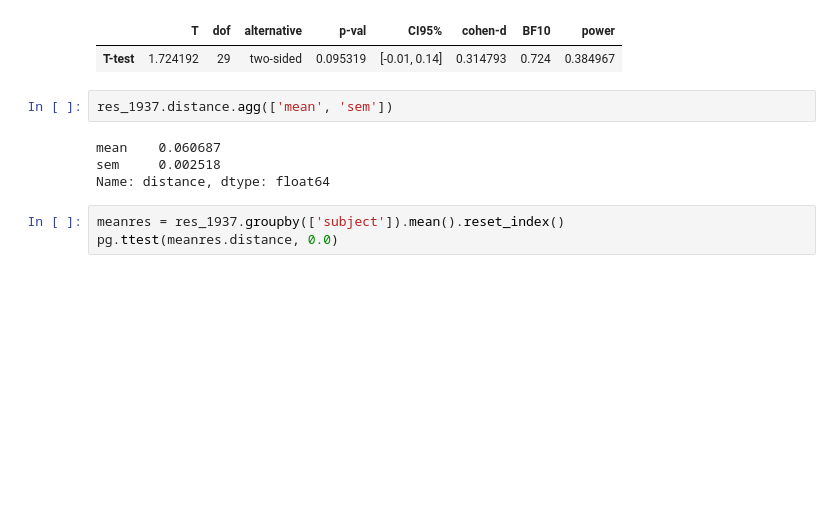
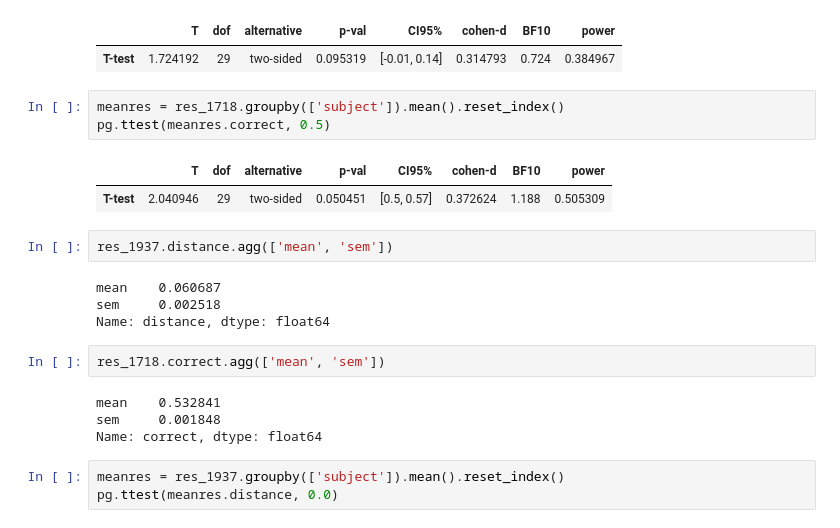
Before and after one commit to GAldegheri/vistemp_fmri, a Jupyter notebook: analysis/TryReadRes.ipynb, the cells around one changed output. Cells and saved outputs as stored; diff of their text form; blank space fills up the shorter version.

```diff
--- a/analysis/TryReadRes.ipynb
+++ b/analysis/TryReadRes.ipynb
@@ -82,12 +93,24 @@ pg.ttest(meanres.distance, 0.0)
 # %% [output]
 |  | T | dof | alternative | p-val | CI95% | cohen-d | BF10 | power |
 | T-test | 1.724192 | 29 | two-sided | 0.095319 | [-0.01, 0.14] | 0.314793 | 0.724 | 0.384967 |
+# %%
+meanres = res_1718.groupby(['subject']).mean().reset_index()
+pg.ttest(meanres.correct, 0.5)
+# %% [output]
+|  | T | dof | alternative | p-val | CI95% | cohen-d | BF10 | power |
+| T-test | 2.040946 | 29 | two-sided | 0.050451 | [0.5, 0.57] | 0.372624 | 1.188 | 0.505309 |
 # %%
 res_1937.distance.agg(['mean', 'sem'])
 # %% [output]
 mean    0.060687
 sem     0.002518
 Name: distance, dtype: float64
+# %%
+res_1718.correct.agg(['mean', 'sem'])
+# %% [output]
+mean    0.532841
+sem     0.001848
+Name: correct, dtype: float64
 # %%
 meanres = res_1937.groupby(['subject']).mean().reset_index()
 pg.ttest(meanres.distance, 0.0)
```
Also changed, not shown: parts of 16 cells of this notebook, 12 other files.
